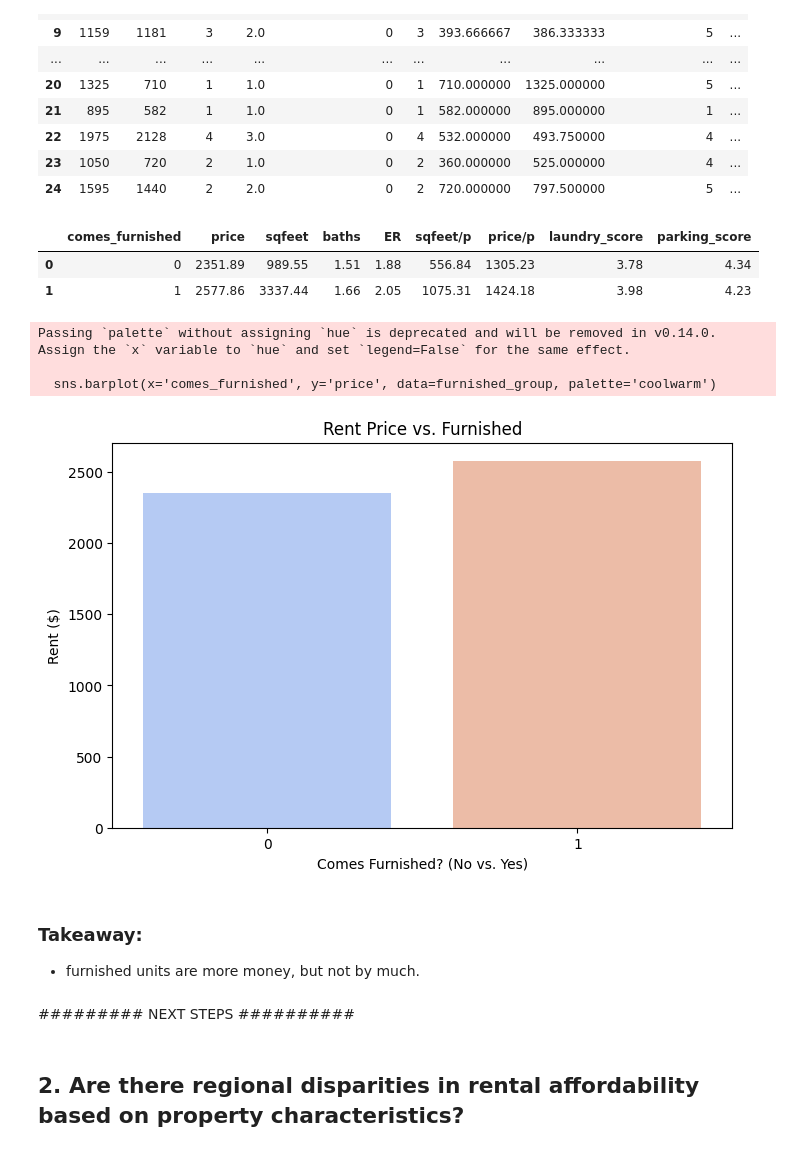
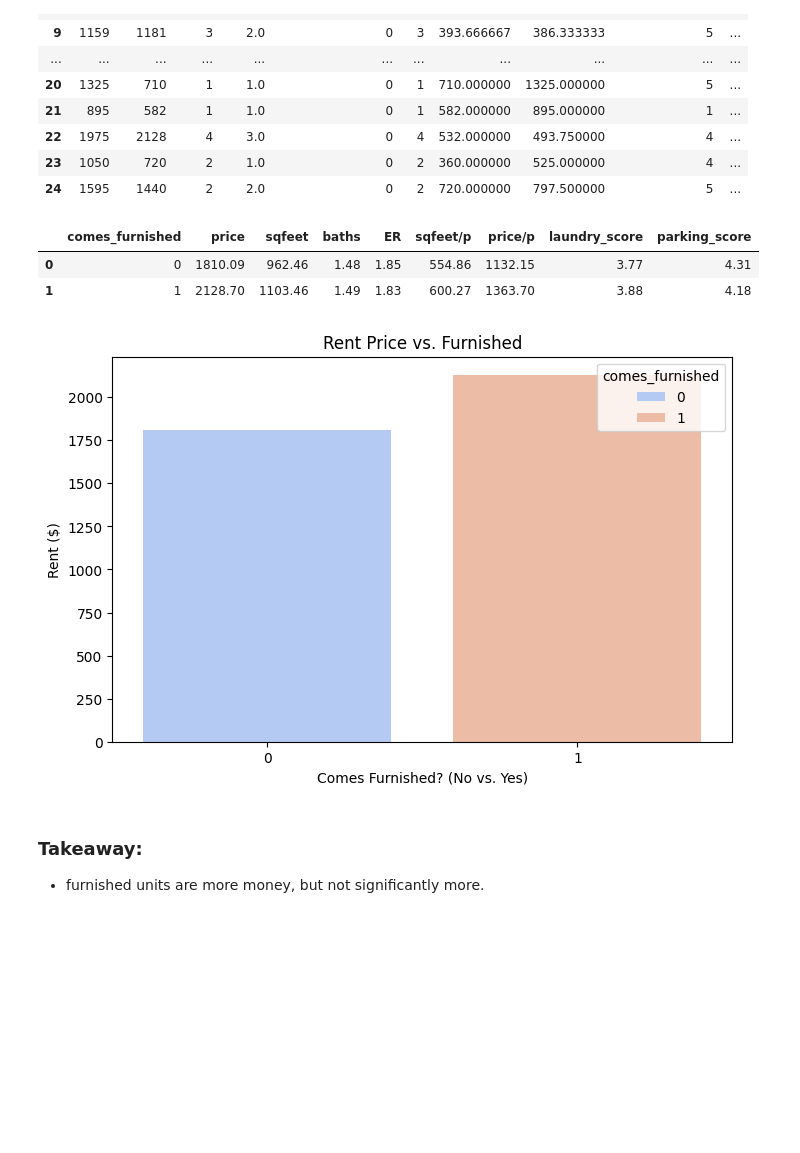
Before and after one commit to xdy1019/DSCI550-project, a Jupyter notebook: EDA_Ron.ipynb, the cells around one changed output. Saved outputs shown, nothing was run; the diff lists cells and outputs as text; code cells hidden in the pictures; blank space fills up the shorter version.

```diff
--- a/EDA_Ron.ipynb
+++ b/EDA_Ron.ipynb
@@ -47,0 +67,10 @@ memory usage: 3.7+ MB
+# %%
+# Limit max rent price to $5000.
+data_og = data_og[data_og['price'] <= 5000]
+
+# Limit max beds to 4 and baths to 3
+data_og = data_og[data_og['beds'] <= 4]
+data_og = data_og[data_og['baths'] <= 3]
+
+
+data_og.describe()
@@ -363,7 +324,7 @@ furnished_data.head(25)
 furnished_group = (
     furnished_data
       .groupby('comes_furnished')
-      .mean(numeric_only=True)   # ignores non-numeric automatically
+      .mean(numeric_only=True)
       .round(2)
       .reset_index()
 )
@@ -371,27 +332,20 @@ furnished_group = (
 furnished_group.head()
 # %% [output]
 |  | comes_furnished | price | sqfeet | baths | ER | sqfeet/p | price/p | laundry_score | parking_score |
-| 0 | 0 | 2351.89 | 989.55 | 1.51 | 1.88 | 556.84 | 1305.23 | 3.78 | 4.34 |
-| 1 | 1 | 2577.86 | 3337.44 | 1.66 | 2.05 | 1075.31 | 1424.18 | 3.98 | 4.23 |
+| 0 | 0 | 1810.09 | 962.46 | 1.48 | 1.85 | 554.86 | 1132.15 | 3.77 | 4.31 |
+| 1 | 1 | 2128.70 | 1103.46 | 1.49 | 1.83 | 600.27 | 1363.70 | 3.88 | 4.18 |
 # %%
 # Bar Plot - Rent Price vs. Furnished
 
 # Bar plot for rent_mean difference
 plt.figure(figsize=(8,5))
-sns.barplot(x='comes_furnished', y='price', data=furnished_group, palette='coolwarm')
+sns.barplot(x='comes_furnished', y='price', data=furnished_group, hue='comes_furnished', palette='coolwarm')
 plt.title('Rent Price vs. Furnished')
 plt.ylabel('Rent ($)')
 plt.xlabel('Comes Furnished? (No vs. Yes)')
 plt.show()
 # %% [output]
-Passing `palette` without assigning `hue` is deprecated and will be removed in v0.14.0. Assign the `x` variable to `hue` and set `legend=False` for the same effect.
-
-  sns.barplot(x='comes_furnished', y='price', data=furnished_group, palette='coolwarm')
-[figure, old version]
+[figure, new version]
 # %% [markdown]
 ### Takeaway:
-- furnished units are more money, but not by much.
+- furnished units are more money, but not significantly more.
-# %% [markdown]
-######### NEXT STEPS ##########
-# %% [markdown]
-## 2. Are there regional disparities in rental affordability based on property characteristics?
```
Also changed, not shown: parts of 61 cells of this notebook.
